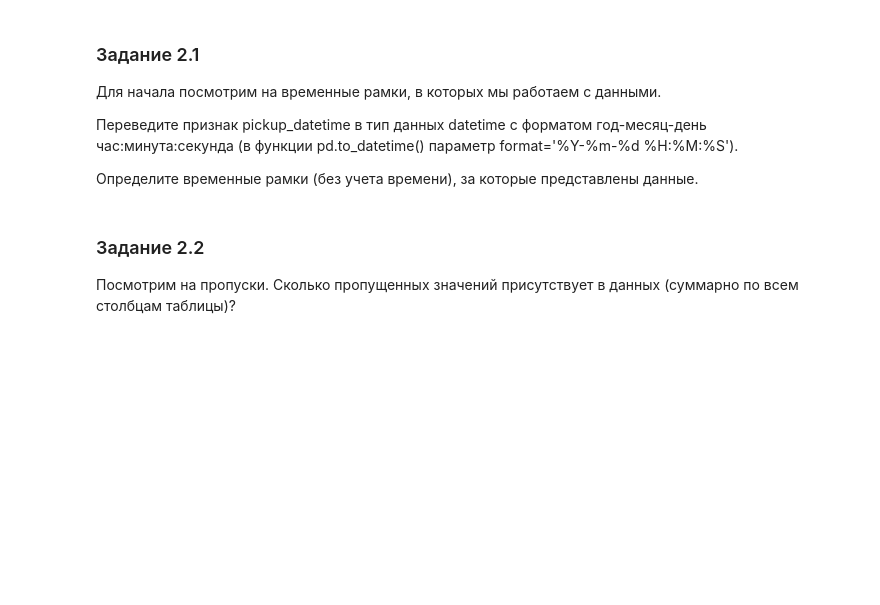
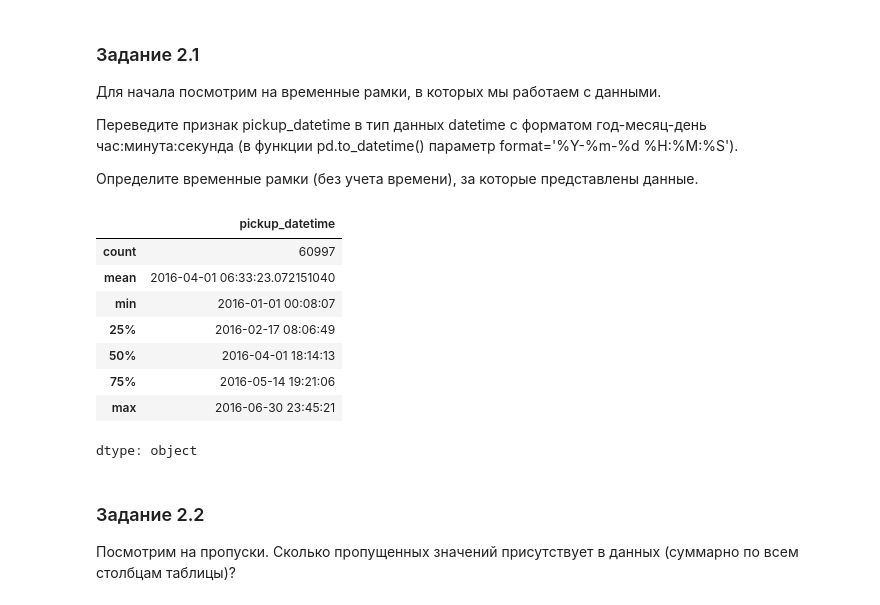
Before and after one commit to Mekhty111/NYC-Taxi-TripML, a Jupyter notebook: Project/Project-5._Ноутбук-шаблон.ipynb, the cells around one changed output. Saved outputs shown, nothing was run; the diff lists cells and outputs as text; code cells hidden in the pictures; blank space fills up the shorter version.

```diff
--- a/Project/Project-5._Ноутбук-шаблон.ipynb
+++ b/Project/Project-5._Ноутбук-шаблон.ipynb
@@ -100,3 +98,19 @@ Train data shape: (1458644, 11)
+# %%
+# ваш код здесь
+taxi_data['pickup_datetime'] = pd.to_datetime(taxi_data['pickup_datetime'], format='%Y-%m-%d %H:%M:%S')
+taxi_data['dropoff_datetime'] = pd.to_datetime(taxi_data['dropoff_datetime'], format='%Y-%m-%d %H:%M:%S')
+
+taxi_data['pickup_datetime'].describe()
+# %% [output]
+|  | pickup_datetime |
+| count | 60997 |
+| mean | 2016-04-01 06:33:23.072151040 |
+| min | 2016-01-01 00:08:07 |
+| 25% | 2016-02-17 08:06:49 |
+| 50% | 2016-04-01 18:14:13 |
+| 75% | 2016-05-14 19:21:06 |
+| max | 2016-06-30 23:45:21 |
+dtype: object
 # %% [markdown]
 ### Задание 2.2
 Посмотрим на пропуски.
```
Also changed, not shown: parts of 7 cells of this notebook.
